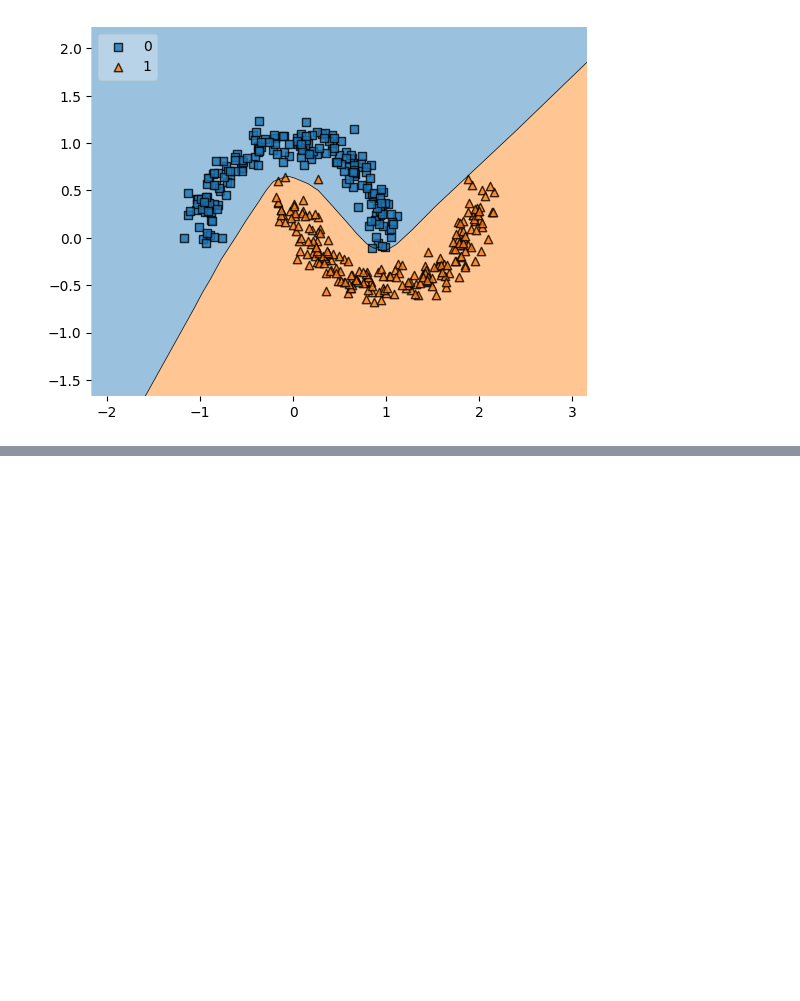
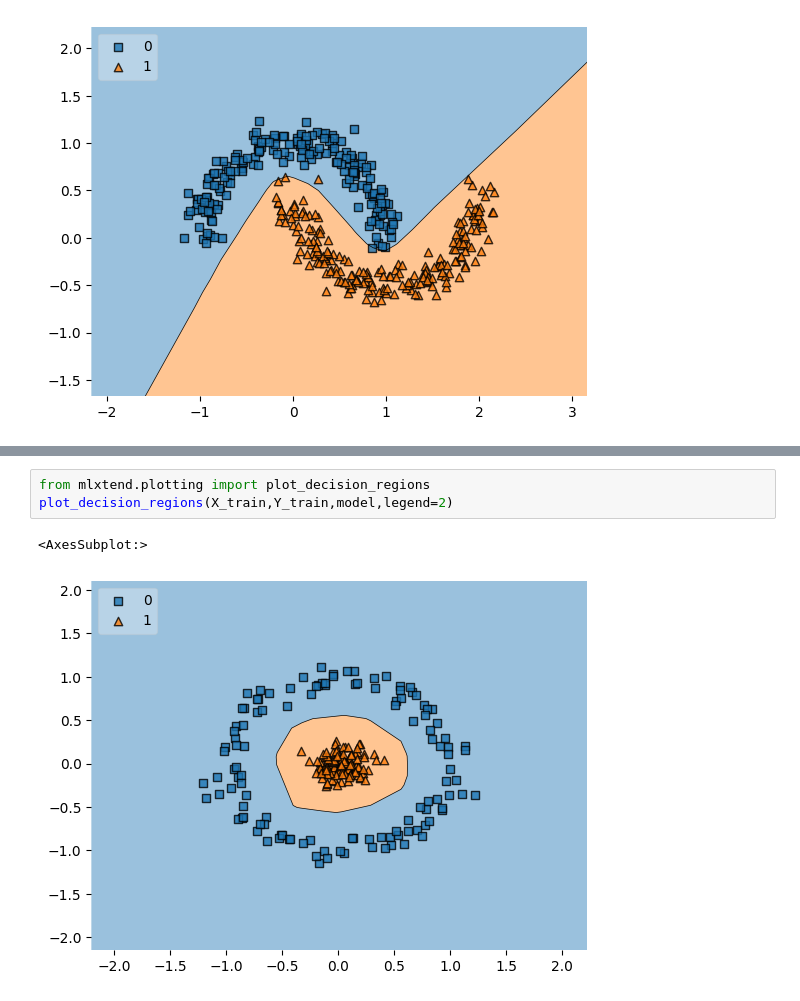
Before and after one commit to ankit869/Multilayer-Neural-Network, a Jupyter notebook: mlp_demo.ipynb, the cells around one changed output, grey strips where cells are left out. Cells and saved outputs as stored; diff of their text form; blank space fills up the shorter version.

```diff
--- a/mlp_demo.ipynb
+++ b/mlp_demo.ipynb
@@ -200,0 +236,6 @@ plot_decision_regions(X_train,Y_train,model,legend=2)
+# %%
+from mlxtend.plotting import plot_decision_regions
+plot_decision_regions(X_train,Y_train,model,legend=2)
+# %% [output]
+<AxesSubplot:>
+[figure, added]
```
Also changed, not shown: parts of 8 cells of this notebook, 1 other file.
